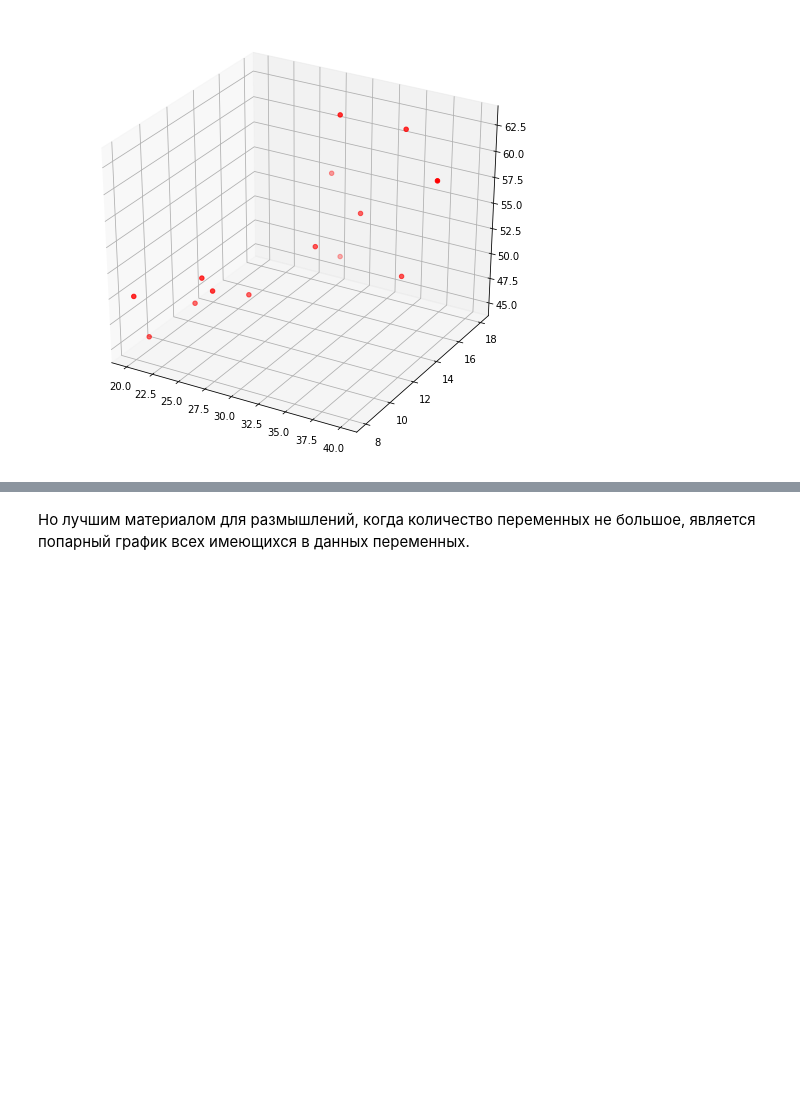
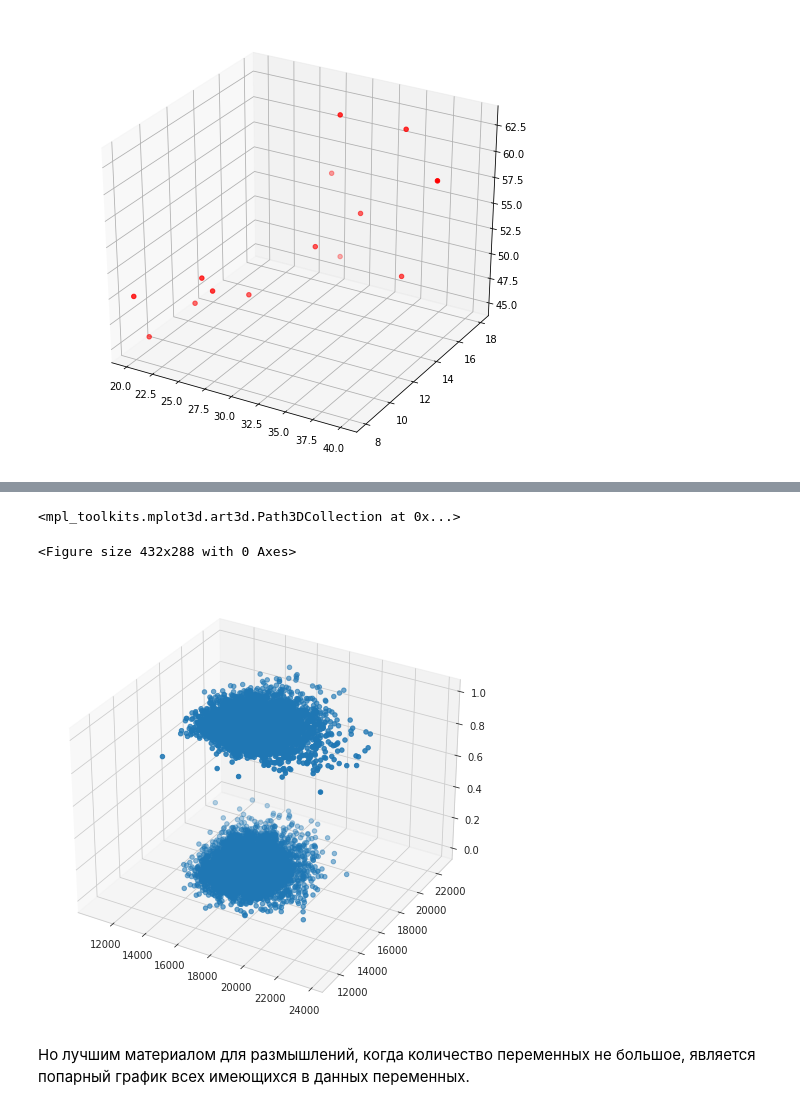
Before and after one commit to vn322/Synergy_DBM_301_CS, a Jupyter notebook: Matplotlib_Seaborn.ipynb, the cells around one changed output, grey strips where cells are left out. Drawn from its saved outputs; the diff is of its cells as text; code cells hidden in the pictures; blank space fills up the shorter version.

```diff
--- a/Matplotlib_Seaborn.ipynb
+++ b/Matplotlib_Seaborn.ipynb
@@ -498,2 +548,12 @@ ax.scatter(df['Атака'].to_list(),
+# %%
+fig = plt.figure()
+fig = plt.figure(figsize =(9, 8))
+ax = fig.add_subplot(111, projection='3d')
+ax.scatter(lol['blueTotalGold'].to_list(),
+          lol['redTotalGold'].to_list(), lol['blueWins'].to_list())
+# %% [output]
+<mpl_toolkits.mplot3d.art3d.Path3DCollection at 0x...>
+<Figure size 432x288 with 0 Axes>
+[figure, added]
 # %% [markdown]
 Но лучшим материалом для размышлений, когда количество переменных не большое, является попарный график всех имеющихся в данных переменных.
```
Also changed, not shown: parts of 15 cells of this notebook.
